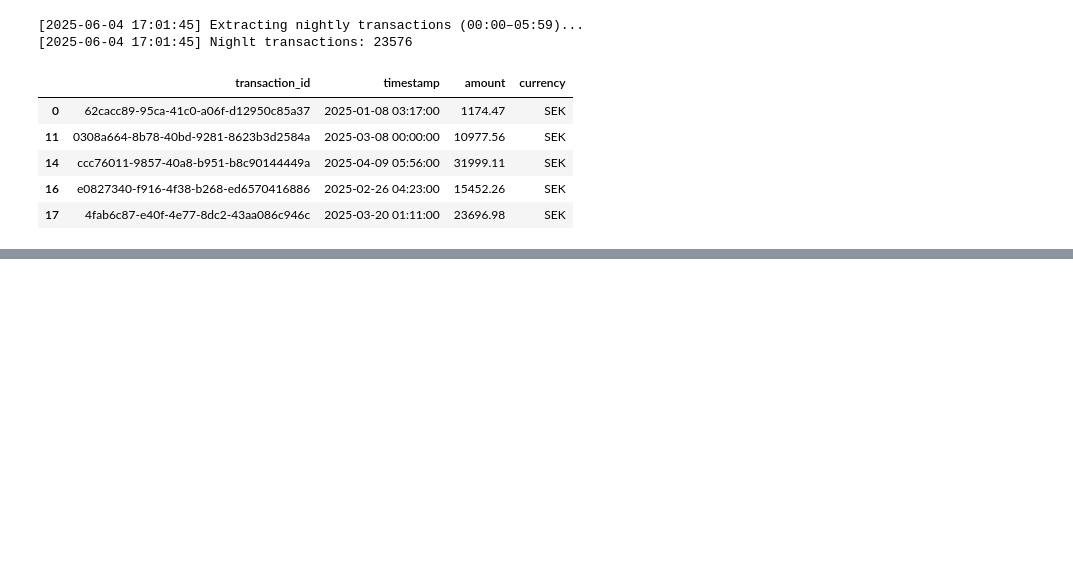
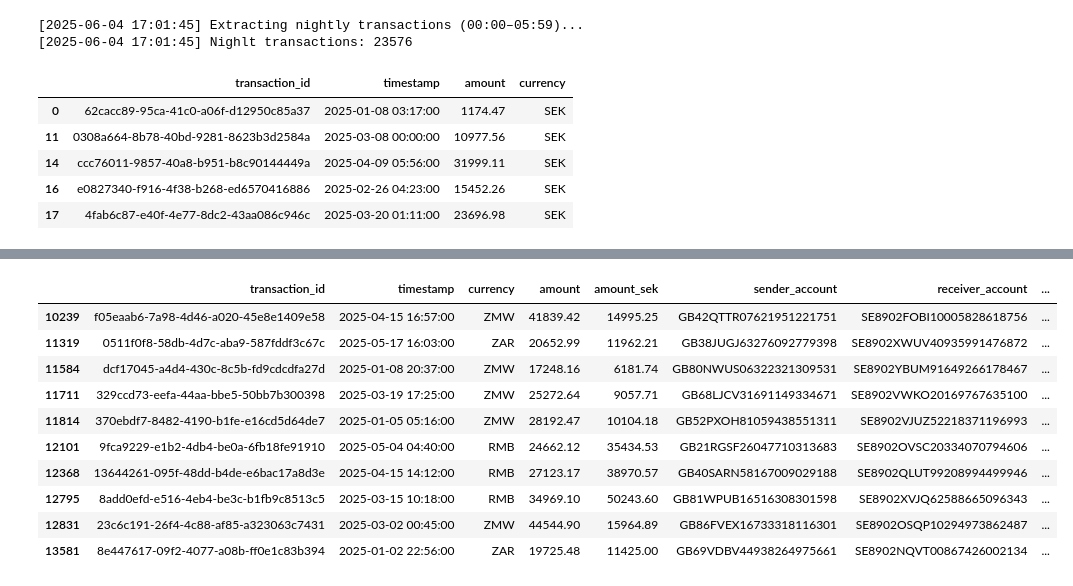
Before and after one commit to MalinHoog/bank-python-groupproject, a Jupyter notebook: transactions_logs.ipynb, the cells around one changed output, grey strips where cells are left out. Drawn from its saved outputs; the diff is of its cells as text; code cells hidden in the pictures; blank space fills up the shorter version.

```diff
--- a/transactions_logs.ipynb
+++ b/transactions_logs.ipynb
@@ -79,0 +209,34 @@ night_tx[["transaction_id", "timestamp", "amount", "currency"]].head()
+# %%
+logga("Starting risk classifications for currencies...")
+
+low_risk_currencies = {"SEK", "JPY"}
+moderate_risk_currencies = {
+    "EUR", "GBP", "USD", "NOK", "DKK", "CHF", "SGD", "HKD", "AUD",
+    "NZD", "CAD", "HUF", "CZK", "RON", "PLN", "BGN", "KRW", "ISK", "MYR", "ILS"
+}
+high_risk_currencies = {
+    "ZMW", "ZAR", "TRY", "BRL", "IDR", "MXN", "PHP", "INR", "THB", "CNY", "RMB"
+}
+
+def classify_currency_risk(currency):
+    c = str(currency).upper()
+    if c in high_risk_currencies:
+        return "High"
+    elif c in moderate_risk_currencies:
+        return "Moderate"
+    elif c in low_risk_currencies:
+        return "Low"
+    else:
+        return "Unknown"
+
+df_transactions["currency_risk"] = df_transactions["currency"].apply(classify_currency_risk)
+logga("Risk classification done. Creating summary...")
+
+risk_summary = df_transactions["currency_risk"].value_counts(normalize=False).reset_index()
+risk_summary.columns = ["Risk level", "Number of transactions"]
+risk_summary["Percent"] = round((risk_summary["Number of transactions"] / len(df_transactions)) * 100, 2)
+
+for _, rad in risk_summary.iterrows():
+    logga(f"{rad['Risk level']} risk: {rad['Number of transactions']} st ({rad['Percent']}%)")
+
+risk_summary.head()
@@ -79,0 +253,9 @@ night_tx[["transaction_id", "timestamp", "amount", "currency"]].head()
+# %%
+high_risk_currency_transactions = df_transactions[df_transactions["currency_risk"] == "High"]
+logga(f"High risk transactions: {len(high_risk_currency_transactions)}")
+
+high_risk_currency_transactions[[
+    "transaction_id", "timestamp", "currency", "amount", "amount_sek",
+    "sender_account", "receiver_account", "currency_risk"
+]].head(10)
+# %% [output]
@@ -79,0 +263,11 @@ night_tx[["transaction_id", "timestamp", "amount", "currency"]].head()
+|  | transaction_id | timestamp | currency | amount | amount_sek | sender_account | receiver_account | ... |
+| 10239 | f05eaab6-7a98-4d46-a020-45e8e1409e58 | 2025-04-15 16:57:00 | ZMW | 41839.42 | 14995.25 | GB42QTTR07621951221751 | SE8902FOBI10005828618756 | ... |
+| 11319 | 0511f0f8-58db-4d7c-aba9-587fddf3c67c | 2025-05-17 16:03:00 | ZAR | 20652.99 | 11962.21 | GB38JUGJ63276092779398 | SE8902XWUV40935991476872 | ... |
+| 11584 | dcf17045-a4d4-430c-8c5b-fd9cdcdfa27d | 2025-01-08 20:37:00 | ZMW | 17248.16 | 6181.74 | GB80NWUS06322321309531 | SE8902YBUM91649266178467 | ... |
+| 11711 | 329ccd73-eefa-44aa-bbe5-50bb7b300398 | 2025-03-19 17:25:00 | ZMW | 25272.64 | 9057.71 | GB68LJCV31691149334671 | SE8902VWKO20169767635100 | ... |
+| 11814 | 370ebdf7-8482-4190-b1fe-e16cd5d64de7 | 2025-01-05 05:16:00 | ZMW | 28192.47 | 10104.18 | GB52PXOH81059438551311 | SE8902VJUZ52218371196993 | ... |
+| 12101 | 9fca9229-e1b2-4db4-be0a-6fb18fe91910 | 2025-05-04 04:40:00 | RMB | 24662.12 | 35434.53 | GB21RGSF26047710313683 | SE8902OVSC20334070794606 | ... |
+| 12368 | 13644261-095f-48dd-b4de-e6bac17a8d3e | 2025-04-15 14:12:00 | RMB | 27123.17 | 38970.57 | GB40SARN58167009029188 | SE8902QLUT99208994499946 | ... |
+| 12795 | 8add0efd-e516-4eb4-be3c-b1fb9c8513c5 | 2025-03-15 10:18:00 | RMB | 34969.10 | 50243.60 | GB81WPUB16516308301598 | SE8902XVJQ62588665096343 | ... |
+| 12831 | 23c6c191-26f4-4c88-af85-a323063c7431 | 2025-03-02 00:45:00 | ZMW | 44544.90 | 15964.89 | GB86FVEX16733318116301 | SE8902OSQP10294973862487 | ... |
+| 13581 | 8e447617-09f2-4077-a08b-ff0e1c83b394 | 2025-01-02 22:56:00 | ZAR | 19725.48 | 11425.00 | GB69VDBV44938264975661 | SE8902NQVT00867426002134 | ... |
```
Also changed, not shown: parts of 10 cells of this notebook, 1 other file.
